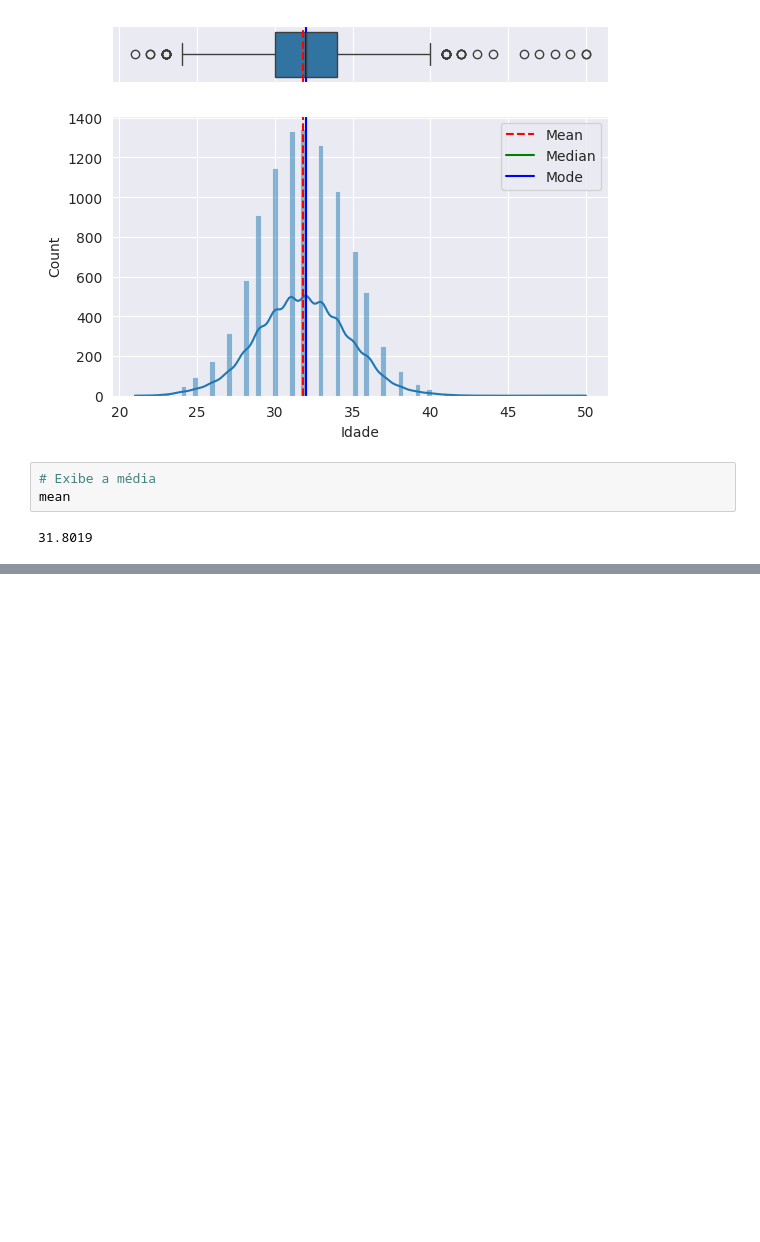
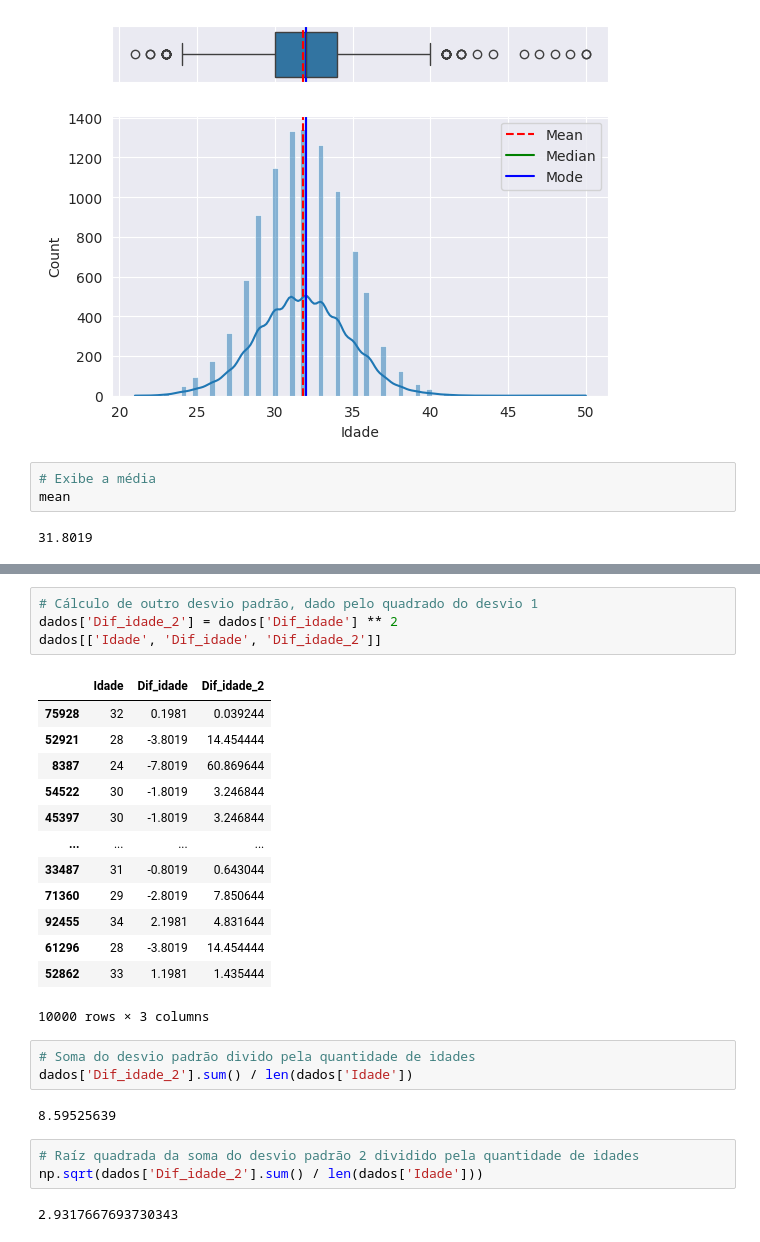
Before and after one commit to David-Castanheira/aula-analise-exploratoria-dados, a Jupyter notebook: aula_analise_exploratoria_dados.ipynb, the cells around one changed output, grey strips where cells are left out. Cells and saved outputs as stored; diff of their text form; blank space fills up the shorter version.

```diff
--- a/aula_analise_exploratoria_dados.ipynb
+++ b/aula_analise_exploratoria_dados.ipynb
@@ -1049,0 +1109,28 @@ mean
+# %%
+# Cálculo de outro desvio padrão, dado pelo quadrado do desvio 1
+dados['Dif_idade_2'] = dados['Dif_idade'] ** 2
+dados[['Idade', 'Dif_idade', 'Dif_idade_2']]
+# %% [output]
+|  | Idade | Dif_idade | Dif_idade_2 |
+| 75928 | 32 | 0.1981 | 0.039244 |
+| 52921 | 28 | -3.8019 | 14.454444 |
+| 8387 | 24 | -7.8019 | 60.869644 |
+| 54522 | 30 | -1.8019 | 3.246844 |
+| 45397 | 30 | -1.8019 | 3.246844 |
+| ... | ... | ... | ... |
+| 33487 | 31 | -0.8019 | 0.643044 |
+| 71360 | 29 | -2.8019 | 7.850644 |
+| 92455 | 34 | 2.1981 | 4.831644 |
+| 61296 | 28 | -3.8019 | 14.454444 |
+| 52862 | 33 | 1.1981 | 1.435444 |
+10000 rows × 3 columns
+# %%
+# Soma do desvio padrão divido pela quantidade de idades
+dados['Dif_idade_2'].sum() / len(dados['Idade'])
+# %% [output]
+8.59525639
+# %%
+# Raíz quadrada da soma do desvio padrão 2 dividido pela quantidade de idades
+np.sqrt(dados['Dif_idade_2'].sum() / len(dados['Idade']))
+# %% [output]
+2.9317667693730343
```
Also changed, not shown: parts of 20 cells of this notebook.
